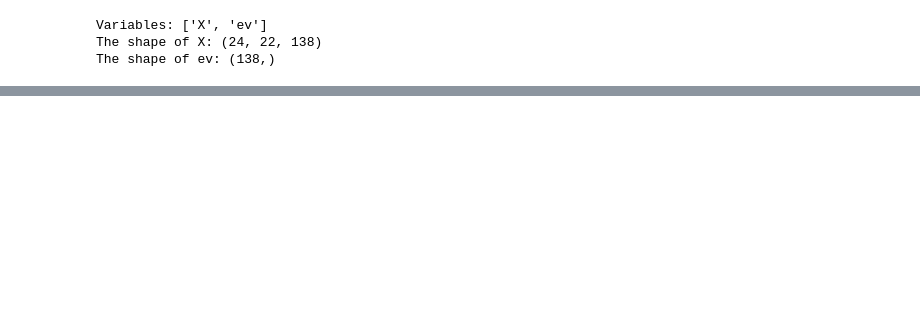
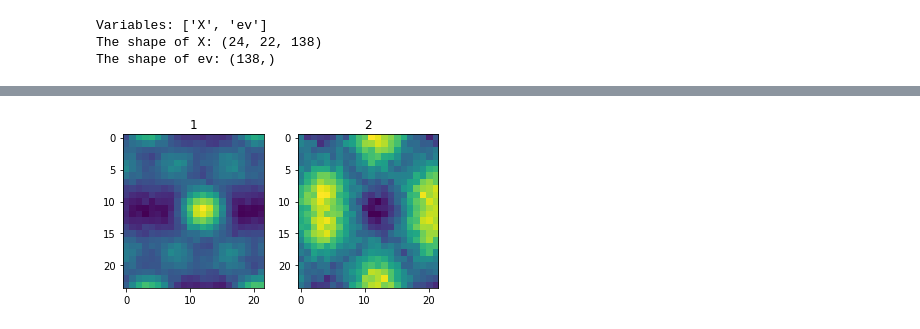
Before and after one commit to MotokiShiga/malspy, a Jupyter notebook: example/demo.ipynb, the cells around one changed output, grey strips where cells are left out. Drawn from its saved outputs; the diff is of its cells as text; code cells hidden in the pictures; blank space fills up the shorter version.

```diff
--- a/example/demo.ipynb
+++ b/example/demo.ipynb
@@ -166,0 +89,9 @@ Training NMF with ARD and Soft Orthogonal constraint....
+# %%
+#  Identified component spatial density
+
+model_svd.imshow_component(figsize=(5,5), figshape=(1,2))
+
+# If someone wan to save figure to an image file, indicate filename.
+# model_svd.imshow_component(figsize=(5,5), figshape=(2,3), filename='C_svd.png')
+# %% [output]
+[figure, added]
```
Also changed, not shown: parts of 37 cells of this notebook, 10 other files.
